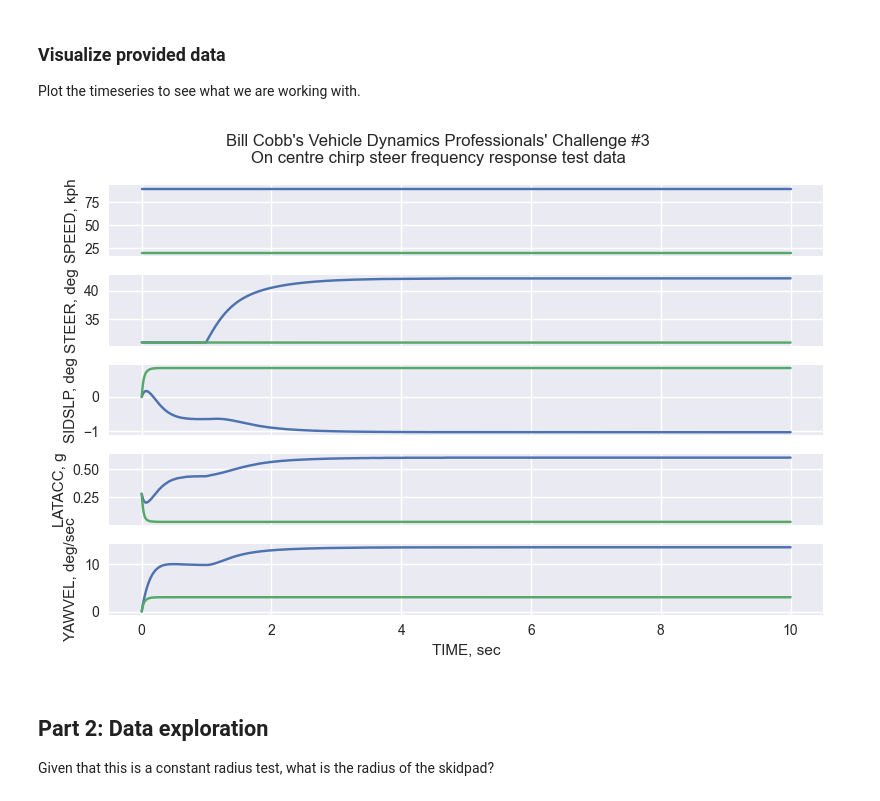
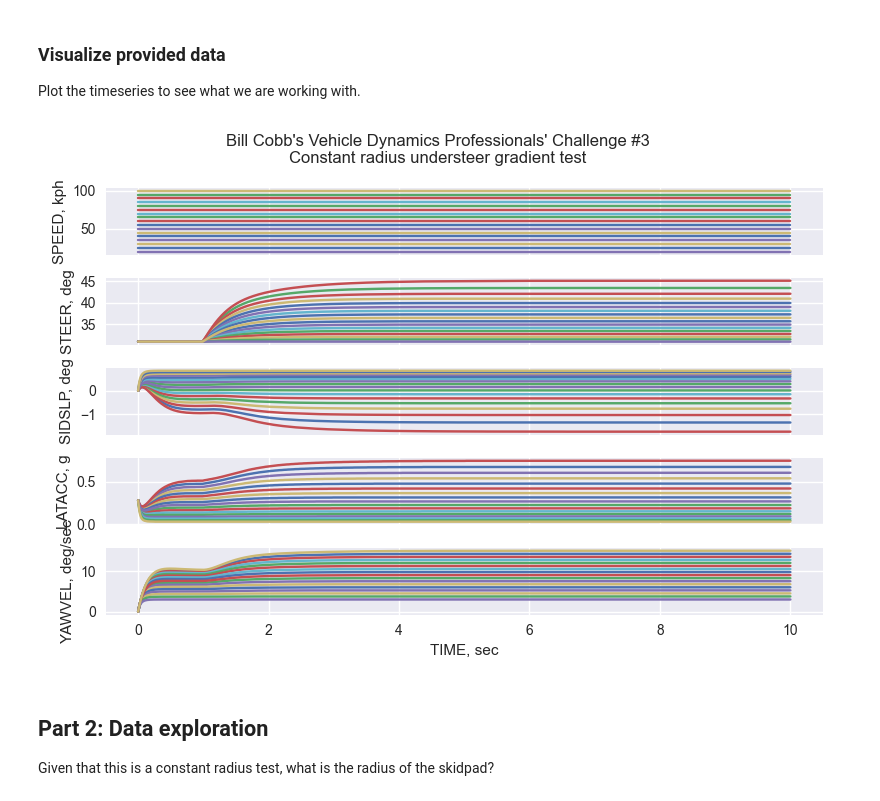
Before and after one commit to kktse/billcobb_challenge_a, a Jupyter notebook: python/challenge_3.ipynb, the cells around one changed output. Saved outputs shown, nothing was run; the diff lists cells and outputs as text; code cells hidden in the pictures.

Commit message:
Show all runs when visualizing the constant radius skidpad test

```diff
--- a/python/challenge_3.ipynb
+++ b/python/challenge_3.ipynb
@@ -130,26 +130,25 @@ Plot the timeseries to see what we are working with.
 # %%
 fig, axes = plt.subplots(5, 1, sharex=True)
 
 # Plot
 columns = [COLUMN_SPEED, COLUMN_STEER, COLUMN_BETA, COLUMN_LATACC, COLUMN_YAWVEL]
 for ax, col in zip(axes, columns):
     for name, data in df.group_by(COLUMN_RUN):
-        if name[0] == 1 or name[0] == 15:
-            ax.plot(data[COLUMN_TIME], data[col], label=f"Run {name}")
+        ax.plot(data[COLUMN_TIME], data[col], label=f"Run {name}")
     ax.set_ylabel(col)
 
 # Labels
 axes[-1].set_xlabel(COLUMN_TIME)
 
 # Title
 fig.suptitle(
-    "Bill Cobb's Vehicle Dynamics Professionals' Challenge #3\nOn centre chirp steer frequency response test data"
+    "Bill Cobb's Vehicle Dynamics Professionals' Challenge #3\nConstant radius understeer gradient test"
 )
 
 plt.tight_layout()
 plt.show()
 # %% [output]
-[figure, old version]
+[figure, new version]
 # %% [markdown]
 ## Part 2: Data exploration
 
```
